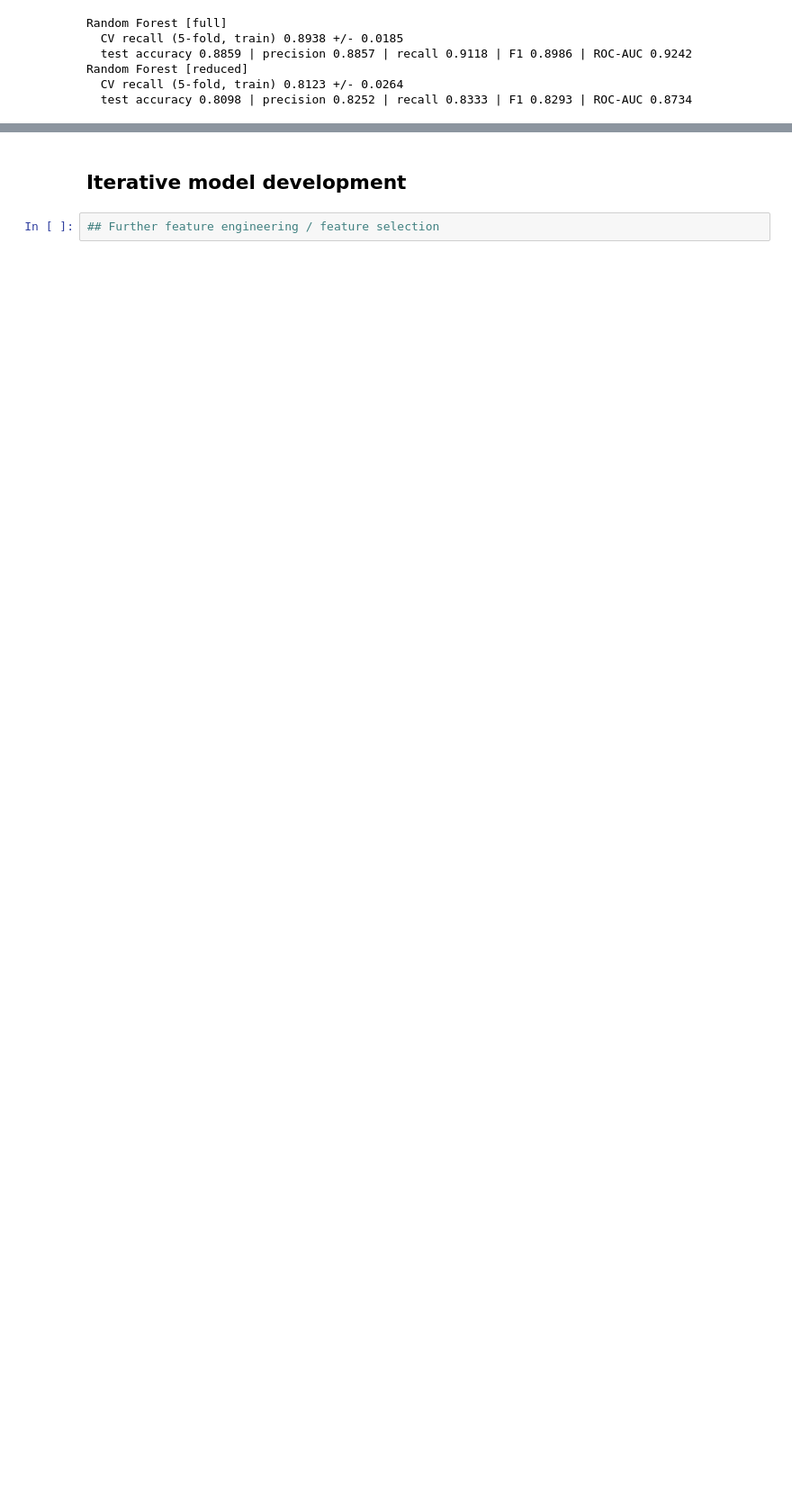
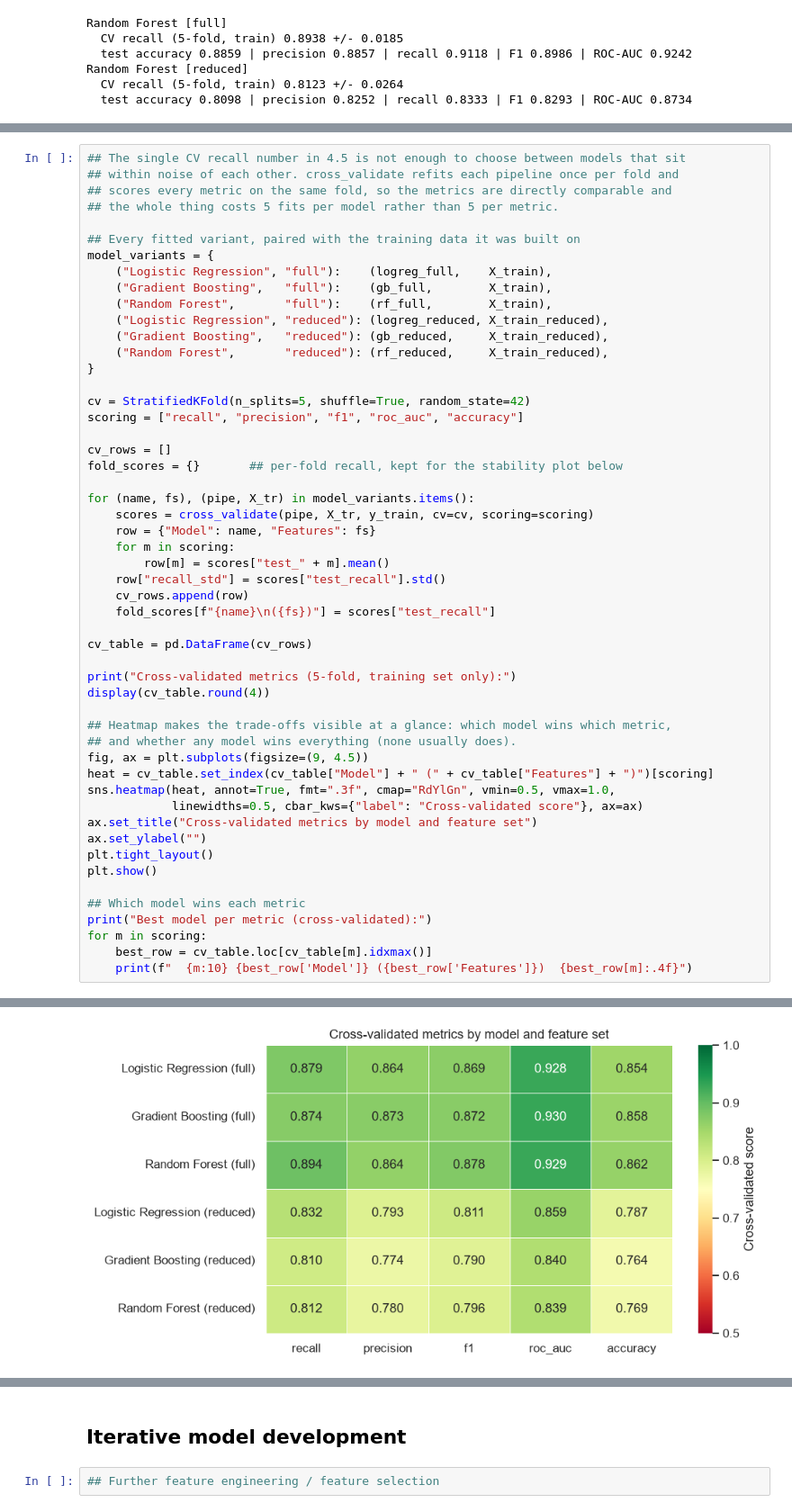
Before and after one commit to AkshayPrakash13892/HeartSaver, a Jupyter notebook: HeartSaver.ipynb, the cells around one changed output, grey strips where cells are left out. Shown at 90% size. Saved outputs shown, nothing was run; the diff lists cells and outputs as text; blank space fills up the shorter version.

```diff
--- a/HeartSaver.ipynb
+++ b/HeartSaver.ipynb
@@ -1253,0 +1314,53 @@ Highest cross-validated recall: Random Forest on the full feature set (0.8938)
+# %%
+## The single CV recall number in 4.5 is not enough to choose between models that sit
+## within noise of each other. cross_validate refits each pipeline once per fold and
+## scores every metric on the same fold, so the metrics are directly comparable and
+## the whole thing costs 5 fits per model rather than 5 per metric.
+
+## Every fitted variant, paired with the training data it was built on
+model_variants = {
+    ("Logistic Regression", "full"):    (logreg_full,    X_train),
+    ("Gradient Boosting",   "full"):    (gb_full,        X_train),
+    ("Random Forest",       "full"):    (rf_full,        X_train),
+    ("Logistic Regression", "reduced"): (logreg_reduced, X_train_reduced),
+    ("Gradient Boosting",   "reduced"): (gb_reduced,     X_train_reduced),
+    ("Random Forest",       "reduced"): (rf_reduced,     X_train_reduced),
+}
+
+cv = StratifiedKFold(n_splits=5, shuffle=True, random_state=42)
+scoring = ["recall", "precision", "f1", "roc_auc", "accuracy"]
+
+cv_rows = []
+fold_scores = {}       ## per-fold recall, kept for the stability plot below
+
+for (name, fs), (pipe, X_tr) in model_variants.items():
+    scores = cross_validate(pipe, X_tr, y_train, cv=cv, scoring=scoring)
+    row = {"Model": name, "Features": fs}
+    for m in scoring:
+        row[m] = scores["test_" + m].mean()
+    row["recall_std"] = scores["test_recall"].std()
+    cv_rows.append(row)
+    fold_scores[f"{name}\n({fs})"] = scores["test_recall"]
+
+cv_table = pd.DataFrame(cv_rows)
+
+print("Cross-validated metrics (5-fold, training set only):")
+display(cv_table.round(4))
+
+## Heatmap makes the trade-offs visible at a glance: which model wins which metric,
+## and whether any model wins everything (none usually does).
+fig, ax = plt.subplots(figsize=(9, 4.5))
+heat = cv_table.set_index(cv_table["Model"] + " (" + cv_table["Features"] + ")")[scoring]
+sns.heatmap(heat, annot=True, fmt=".3f", cmap="RdYlGn", vmin=0.5, vmax=1.0,
+            linewidths=0.5, cbar_kws={"label": "Cross-validated score"}, ax=ax)
+ax.set_title("Cross-validated metrics by model and feature set")
+ax.set_ylabel("")
+plt.tight_layout()
+plt.show()
+
+## Which model wins each metric
+print("Best model per metric (cross-validated):")
+for m in scoring:
+    best_row = cv_table.loc[cv_table[m].idxmax()]
+    print(f"  {m:10} {best_row['Model']} ({best_row['Features']})  {best_row[m]:.4f}")
+# %% [output]
@@ -1253,0 +1375 @@ Highest cross-validated recall: Random Forest on the full feature set (0.8938)
+[figure, added]
```
Also changed, not shown: parts of 39 cells of this notebook.
